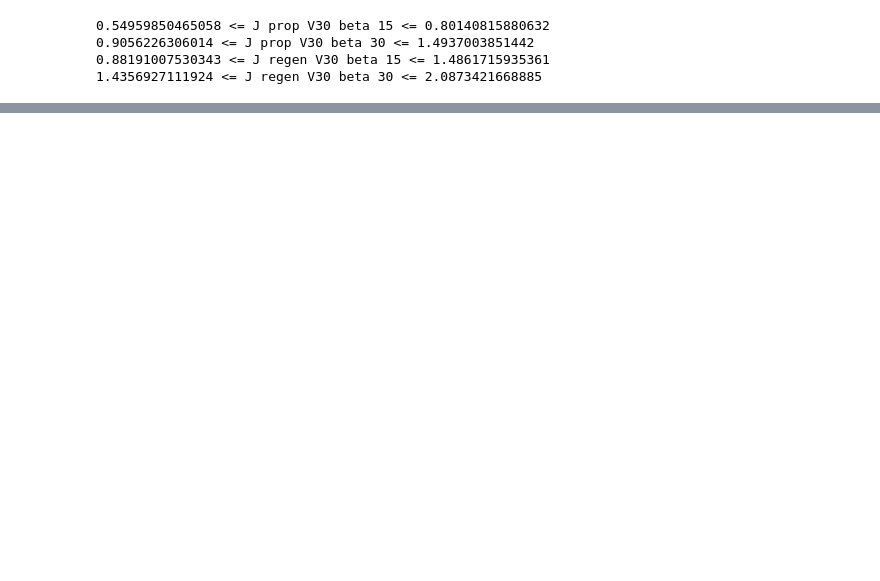
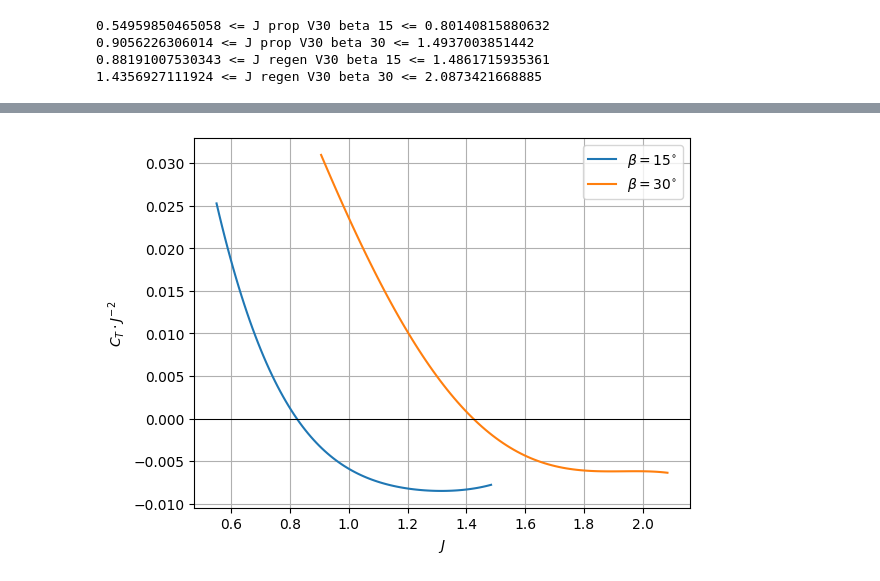
Before and after one commit to jaspermatthe/AE2224-I, a Jupyter notebook: Version 2/J as x.ipynb, the cells around one changed output, grey strips where cells are left out. Saved outputs shown, nothing was run; the diff lists cells and outputs as text; code cells hidden in the pictures; blank space fills up the shorter version.

```diff
--- a/Version 2/J as x.ipynb
+++ b/Version 2/J as x.ipynb
@@ -371,0 +281,96 @@ axs[1, 1].legend(loc='center left', bbox_to_anchor=(1, 0.5))
+# %%
+plt.figure()
+i = 0
+alpha_label = str(alpha_arrays_prop_V30_beta15[i][:, alpha_index][0])
+
+# for beta 15
+advance_ratio_prop = alpha_arrays_prop_V30_beta15[i][:, J_index]
+advance_ratio_regen = alpha_arrays_regen_V30_beta15[i][:, J_index]
+all_advance_ratio = np.append(advance_ratio_prop,advance_ratio_regen)
+
+C_T_J2_prop = alpha_arrays_prop_V30_beta15[i][:, -3]/advance_ratio_prop**2
+C_T_J2_regen = alpha_arrays_regen_V30_beta15[i][:, -3]/advance_ratio_regen**2
+all_C_T_J2 = np.append(C_T_J2_prop,C_T_J2_regen)
+
+coeffs = np.polyfit(all_advance_ratio, all_C_T_J2, 4)
+curve = np.poly1d(coeffs)
+x_new = np.linspace(all_advance_ratio.min(), all_advance_ratio.max(), 100)
+plt.plot(x_new, curve(x_new), label=r'$\beta= 15^{\circ}$')
+
+# plt.scatter(all_advance_ratio, all_C_T_J2, label=r'$\alpha$ =' + alpha_label)
+
+# for beta 30
+advance_ratio_prop = alpha_arrays_prop_V30_beta30[i][:, J_index]
+advance_ratio_regen = alpha_arrays_regen_V30_beta30[i][:, J_index]
+all_advance_ratio = np.append(advance_ratio_prop,advance_ratio_regen)
+
+C_T_J2_prop = alpha_arrays_prop_V30_beta30[i][:, -3]/advance_ratio_prop**2
+C_T_J2_regen = alpha_arrays_regen_V30_beta30[i][:, -3]/advance_ratio_regen**2
+all_C_T_J2 = np.append(C_T_J2_prop,C_T_J2_regen)
+
+coeffs = np.polyfit(all_advance_ratio, all_C_T_J2, 4)
+curve = np.poly1d(coeffs)
+x_new = np.linspace(all_advance_ratio.min(), all_advance_ratio.max(), 100)
+plt.plot(x_new, curve(x_new), label=r'$\beta= 30^{\circ}$')
+
+# plt.scatter(all_advance_ratio, all_C_T_J2, label=r'$\alpha$ =' + alpha_label)
+
+
+plt.xlabel(r'$J$')
+plt.ylabel(r'${C_T} \cdot J^{-2}$')
+# axs[0, 0].set_ylim([-1.3, 0.4])
+plt.legend()
+plt.grid()
+plt.axhline(0, color='black', linewidth=0.75)
+plt.savefig('plots/CpJ2_propregen_V30_beta1530.png')
+
+
+
+
+
+
+
+# # create 2x2 subplots
+# fig, axs = plt.subplots(2, 2, figsize=(12, 10))
+
+# # plot C_P vs J for each alpha prop V30 beta 15
+# axs[0, 0].set_title(r'$V = 30 \, \mathrm{m/s}, \, \beta = 15^\circ, \, \mathrm{prop}$')
+# for i in range(len(alpha_arrays_prop_V30_beta15)):
+#     alpha_label = str(alpha_arrays_prop_V30_beta15[i][:, alpha_index][0])
+#     axs[0, 0].scatter(alpha_arrays_prop_V30_beta15[i][:, J_index], alpha_arrays_prop_V30_beta15[i][:, -3], label=r'$\alpha$ =' + alpha_label)
+# axs[0, 0].set_xlabel(r'$J$')
+# axs[0, 0].set_ylabel(r'$C_P$')
+# # axs[0, 0].set_ylim([-1.3, 0.4])
+# axs[0, 0].legend()
+
+# # plot C_P vs J for each alpha prop V30 beta 30
+# axs[0, 1].set_title(r'$V = 30 \, \mathrm{m/s}, \, \beta = 30^\circ, \, \mathrm{prop}$')
+# for i in range(len(alpha_arrays_prop_V30_beta30)):
+#     alpha_label = str(alpha_arrays_prop_V30_beta30[i][:, alpha_index][0])
+#     axs[0, 1].scatter(alpha_arrays_prop_V30_beta30[i][:, J_index], alpha_arrays_prop_V30_beta30[i][:, -3], label=r'$\alpha$ =' + alpha_label)
+# axs[0, 1].set_xlabel(r'$J$')
+# axs[0, 1].set_ylabel(r'$C_P$')
+# # axs[0, 1].set_ylim([-1.3, 0.4])
+# axs[0, 1].legend()
+
+# # plot C_P vs J for each alpha regen V30 beta 15
+# axs[1, 0].set_title(r'$V = 30 \, \mathrm{m/s}, \, \beta = 15^\circ, \, \mathrm{regen}$')
+# for i in range(len(alpha_arrays_regen_V30_beta15)):
+#     alpha_label = str(alpha_arrays_regen_V30_beta15[i][:, alpha_index][0])
+#     axs[1, 0].scatter(alpha_arrays_regen_V30_beta15[i][:, J_index], alpha_arrays_regen_V30_beta15[i][:, -3], label=r'$\alpha$ =' + alpha_label)
+# axs[1, 0].set_xlabel(r'$J$')
+# axs[1, 0].set_ylabel(r'$C_P$')
+# # axs[1, 0].set_ylim([-1.3, 0.4])
+# axs[1, 0].legend()
+
+# # plot C_P vs J for each alpha regen V30 beta 30
+# axs[1, 1].set_title(r'$V = 30 \, \mathrm{m/s}, \, \beta = 30^\circ, \, \mathrm{regen}$')
+# for i in range(len(alpha_arrays_regen_V30_beta30)):
+#     alpha_label = str(alpha_arrays_regen_V30_beta30[i][:, alpha_index][0])
+#     axs[1, 1].scatter(alpha_arrays_regen_V30_beta30[i][:, J_index], alpha_arrays_regen_V30_beta30[i][:, -3], label=r'$\alpha$ =' + alpha_label)
+# axs[1, 1].set_xlabel(r'$J$')
+# axs[1, 1].set_ylabel(r'$C_P$')
+# # axs[1, 0].set_ylim([-1.3, 0.4])
+# axs[1, 1].legend()
+# %% [output]
+[figure, added]
```
Also changed, not shown: parts of 8 cells of this notebook, 33 other files.
